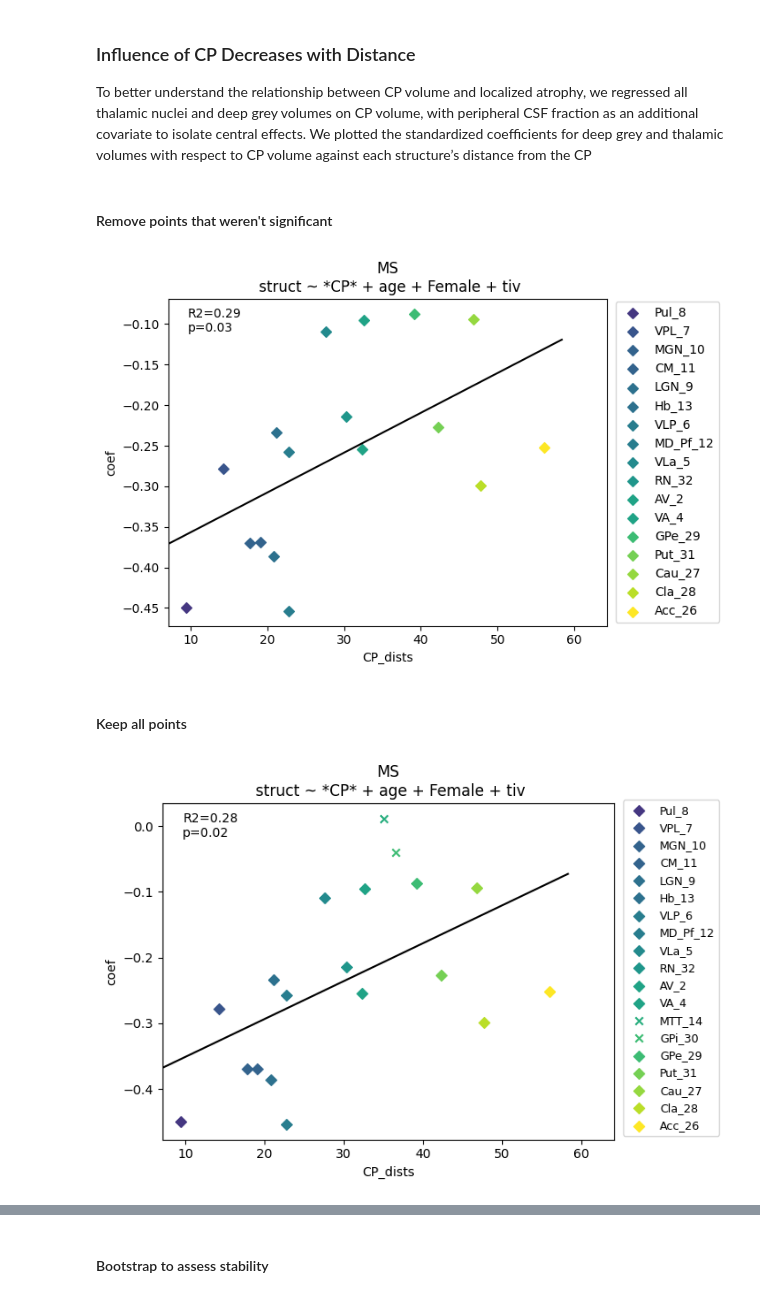
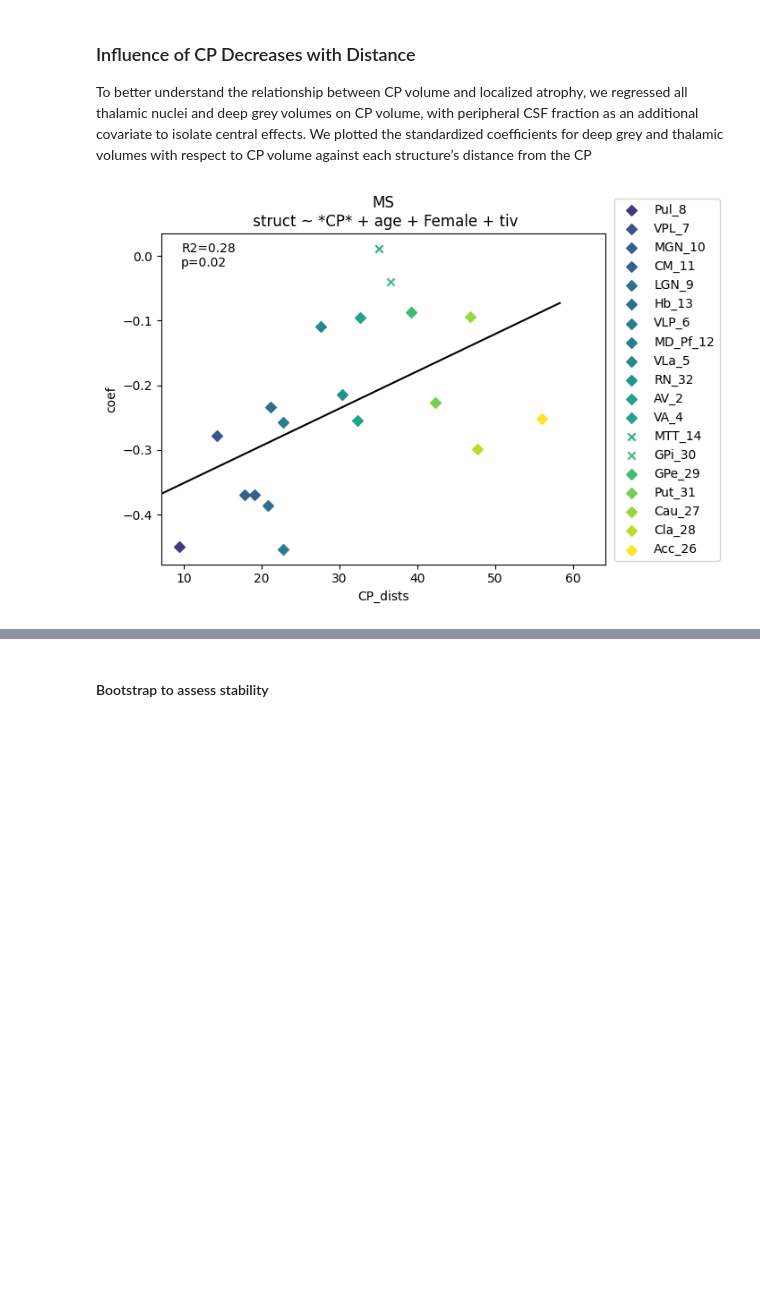
Before and after one commit to srs328/ms_mri, a Jupyter notebook: analysis/thalamus/results/5-CP_distance_gradient.ipynb, the cells around one changed output, grey strips where cells are left out. Cells and saved outputs as stored; diff of their text form; code cells hidden in the pictures; blank space fills up the shorter version.

```diff
--- a/analysis/thalamus/results/5-CP_distance_gradient.ipynb
+++ b/analysis/thalamus/results/5-CP_distance_gradient.ipynb
@@ -413,6 +374,7 @@ To better understand the relationship between CP volume and localized atrophy, w
 # %%
 save = False
 show = True
+sig_only = False
 save_stem = "CP_betas_vs_CP_dists"
 
 # model_data = data_ms_z
@@ -440,80 +402,43 @@ data.set_index(hips_thomas_invref[structs], inplace=True)
 data.insert(1, "struct", hips_thomas_ref)
 
 data["CP_dists"] = mean_choroid_dists
-data["allCSF_dists"] = mni_allCSF_dists
-data["allCSF_dists_norm"] = mni_allCSF_dists_norm
-data["outerCSF_dists"] = mni_outerCSF_dists
-data["ventricle_SDT_dist"] = mean_ventricle_sdt_dists
-data["ventricle_centroid_dist"] = mean_ventricle_sdt_dists
-
-data["test_dist"] = test_dist
 data['viewfactors'] = mni_viewfactors
 data['viewfactors_norm'] = mni_viewfactors_norm
-data['viewfactors2_norm'] = mni_viewfactors2_norm
-data['viewfactors3_norm'] = mni_viewfactors3_norm
-
-
 
 dist_measure = "CP_dists"
 
-display(Markdown("#### Remove points that weren't significant"))
 fig, axes = plt.subplots()
 axs = axes
-_, _, plot_data = plot_xordered_data(
+_, _, plot_data, linregress_result = plot_xordered_data(
     data,
     dist_measure,
     "coef",
     "struct",
     fit_line=True,
     title=f"MS\n struct ~ *{var_to_plot}* + {covariates_str}",
     axes=axs,
     fig=fig,
     legend=True,
     loc=(0.9, 0.0001),
     fdr=False,
     bbox_to_anchor=(1.02, 0.01),
-    sig_only=True,
+    sig_only=sig_only,
     legend_fontsize=10
 )
 plt.show()
-sig_structs = plot_data.index
-
-fig, axes = plt.subplots()
-axs = axes
-plot_xordered_data(
-    data,
-    dist_measure,
-    "coef",
-    "struct",
-    fit_line=True,
-    title=f"MS\n struct ~ *{var_to_plot}* + {covariates_str}",
-    axes=axs,
-    fig=fig,
-    legend=True,
-    loc=(0.9, 0.0001),
-    fdr=False,
-    bbox_to_anchor=(1.02, 0.01),
-    sig_only=False,
-    legend_fontsize=9
-)
-display(Markdown("#### Keep all points"))
-
 
 if save:
     save_path = fig_path / f"{save_stem}.png"
     # # Extract the legend
     legend = axs.get_legend()
     legend.remove()  # Remove it from the main plot
 
     fig_legend = plt.figure(figsize=(2, 4))  # Adjust size as needed
     fig_legend.legend(handles=legend.legend_handles, labels=[t.get_text() for t in legend.get_texts()],
                     loc='center', frameon=False)
     fig_legend.savefig(fig_path / f"{save_stem}_legend.png", bbox_inches='tight', dpi=300)
 
     # Save the main plot without legend
     fig.savefig(fig_path / f"{save_stem}.png", bbox_inches='tight', dpi=300)
 # %% [output]
-#### Remove points that weren't significant
-[figure, old version]
+[figure, new version]
-#### Keep all points
-[figure, removed]
```
Also changed, not shown: parts of 26 cells of this notebook, 41 other files.
